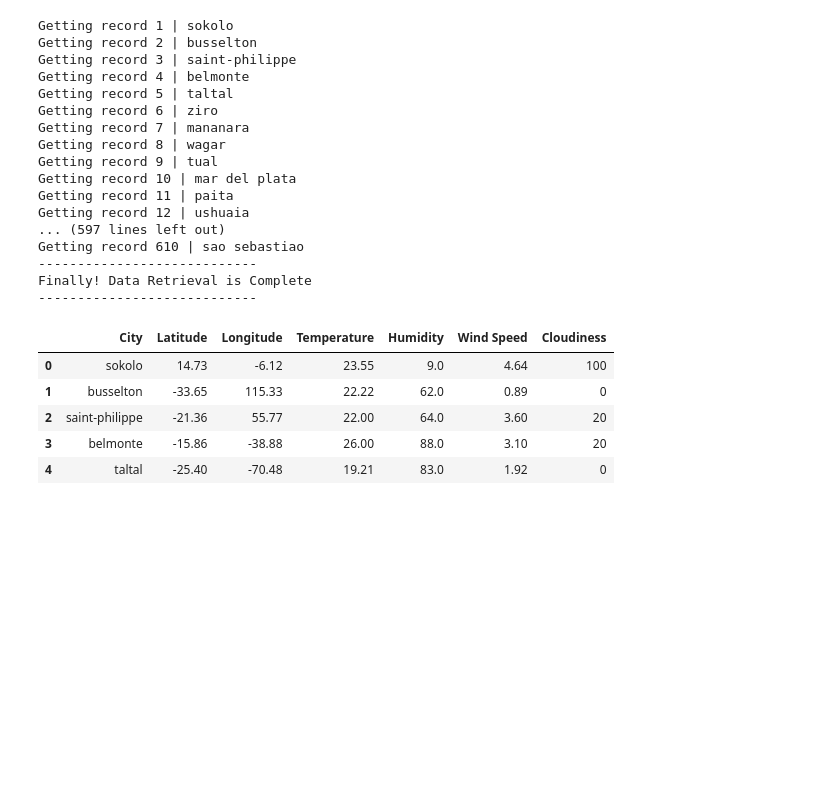
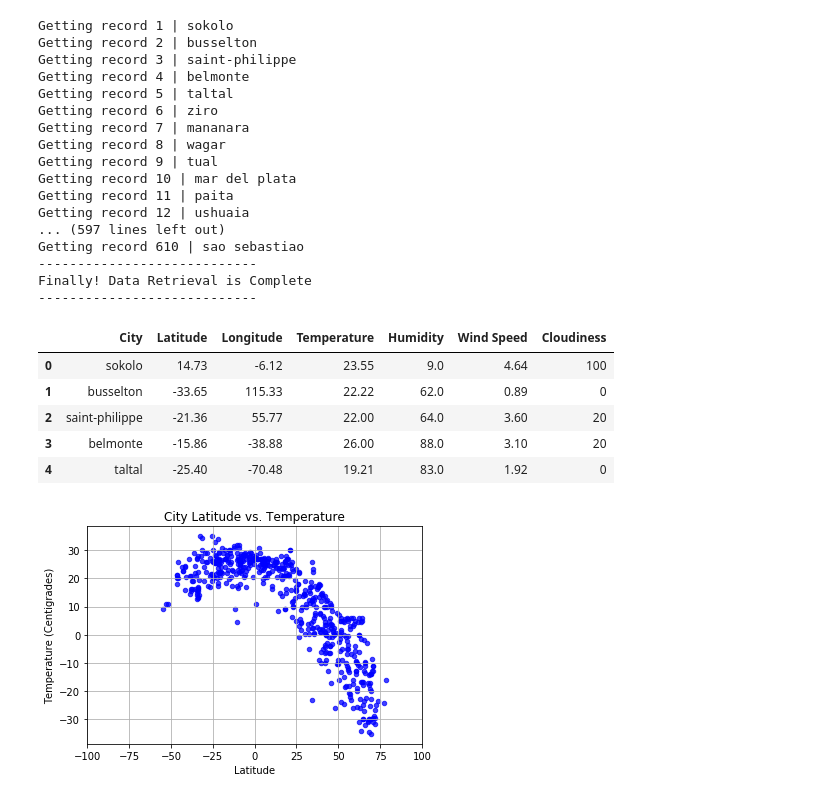
Before and after one commit to Enrique-Gaspar/python-api-challenge, a Jupyter notebook: weatherpy/weatherpy.ipynb, the cells around one changed output. Drawn from its saved outputs; the diff is of its cells as text; code cells hidden in the pictures; blank space fills up the shorter version.

Commit message:
Plots added

```diff
--- a/weatherpy/weatherpy.ipynb
+++ b/weatherpy/weatherpy.ipynb
@@ -131,8 +131,20 @@ cities_df.head()
 | 4 | taltal | -25.40 | -70.48 | 19.21 | 83.0 | 1.92 | 0 |
 # %%
 # Plotting the Data
-
 # Use proper labeling of the plots using plot titles (including date of analysis) and axes labels.
-# Save the plotted figures as .pngs.
 
 # Latitude vs. Temperature Plot
+plt.scatter(x = cities_df["Latitude"], y = cities_df["Temperature"], marker="o",
+             alpha=0.75, edgecolors = "blue", facecolor = "blue", s=20)
+
+plt.title("City Latitude vs. Temperature")
+plt.xlabel("Latitude")
+plt.ylabel("Temperature (Centigrades)")
+plt.xlim(-100,100)
+plt.grid()
+
+# Save the plotted figures as .pngs.
+plt.savefig("latitude_vs_temperature.png")
+plt.show()
+# %% [output]
+[figure, added]
```
Also changed, not shown: parts of 6 cells of this notebook.
